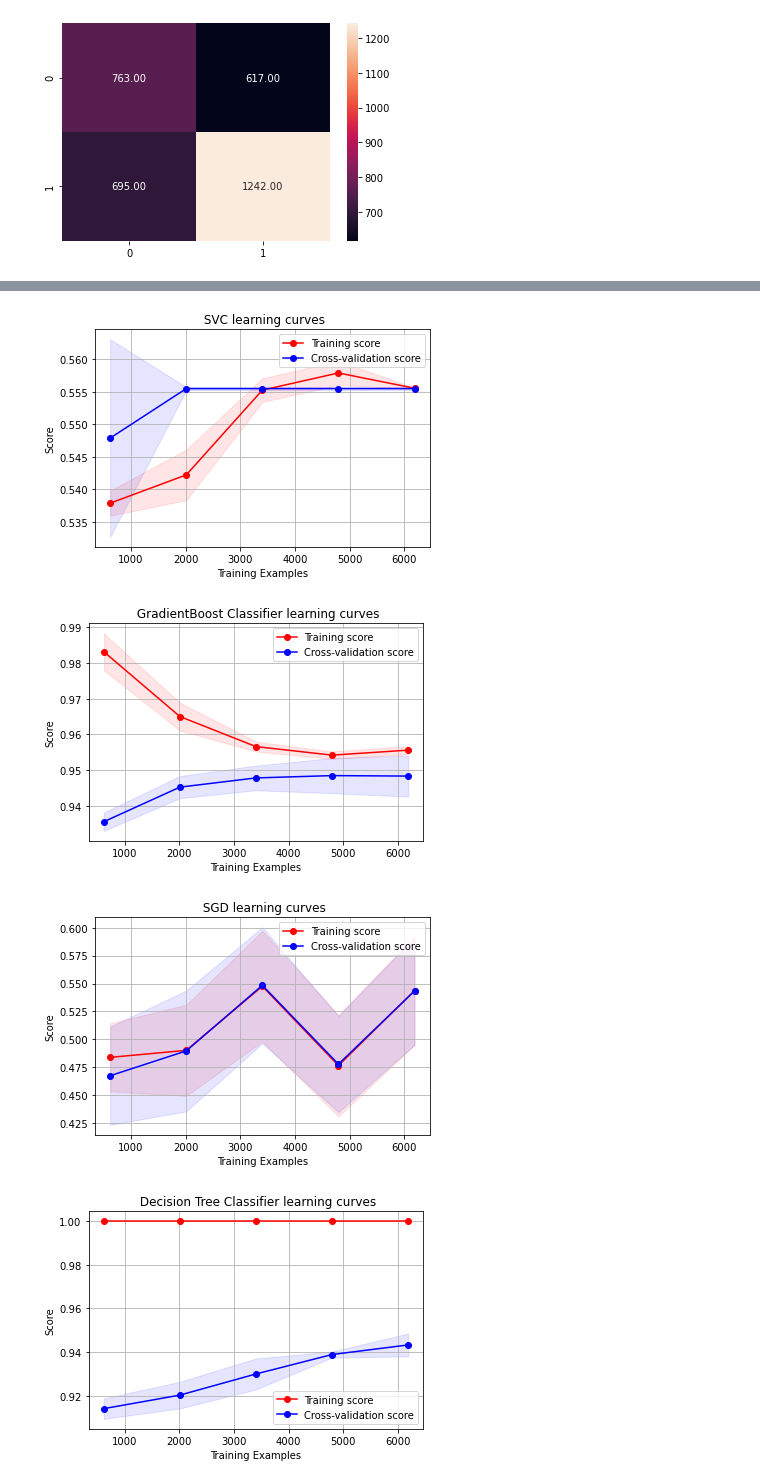
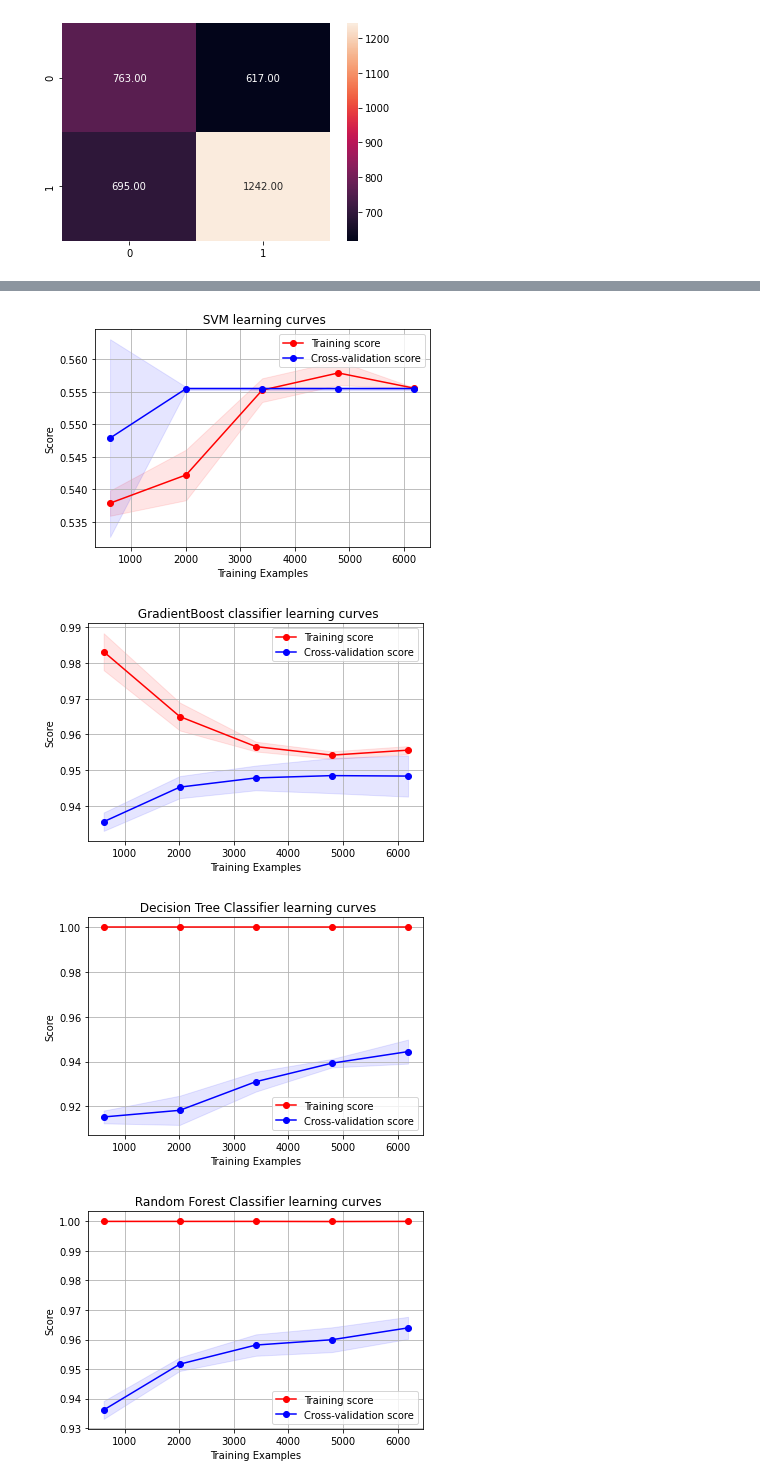
Before and after one commit to hasansust32/Phishing_Detection_Using_Machine_Learning, a Jupyter notebook: Phishing_Detection_Using_Machine_Learning.ipynb, the cells around one changed output, grey strips where cells are left out. Drawn from its saved outputs; the diff is of its cells as text; code cells hidden in the pictures.

```diff
--- a/Phishing_Detection_Using_Machine_Learning.ipynb
+++ b/Phishing_Detection_Using_Machine_Learning.ipynb
@@ -50,0 +40,5 @@ data.head()
+# %%
+# data = pd.read_csv("/content/drive/MyDrive/Colab Notebooks/phishing detection/dataset/phishing.csv ")
+# data.head()
+data =pd.read_csv(r"/content/drive/MyDrive/Colab Notebooks/phishing detection/dataset/phishing.csv")
+data.head()
@@ -339,9 +327,9 @@ def plot_learning_curve(estimator,title,X,y,ylim=None,cv=None,n_jobs=-1,train_si
     return plt
 
 g = plot_learning_curve(model1," Logistic Regression learning curves",train_X,train_Y)
-g = plot_learning_curve(model2," SVC learning curves",train_X,train_Y)
-g = plot_learning_curve(model3," GradientBoost Classifier learning curves",train_X,train_Y)
-g = plot_learning_curve(model8," SGD learning curves",train_X,train_Y)
+g = plot_learning_curve(model2," SVM learning curves",train_X,train_Y)
+g = plot_learning_curve(model3," GradientBoost classifier learning curves",train_X,train_Y)
+# g = plot_learning_curve(model8," SGD learning curves",train_X,train_Y)
 g = plot_learning_curve(model5," Decision Tree Classifier learning curves",train_X,train_Y)
 g = plot_learning_curve(model6," Random Forest Classifier learning curves",train_X,train_Y)
 g = plot_learning_curve(model7," KNN learning curves",train_X,train_Y)
@@ -350,4 +338,4 @@ g = plot_learning_curve(model7," KNN learning curves",train_X,train_Y)
 [figure]
 [figure]
-[figure, old version]
+[figure, new version]
-[figure, old version]
+[figure, new version]
```
Also changed, not shown: parts of 10 cells of this notebook.
